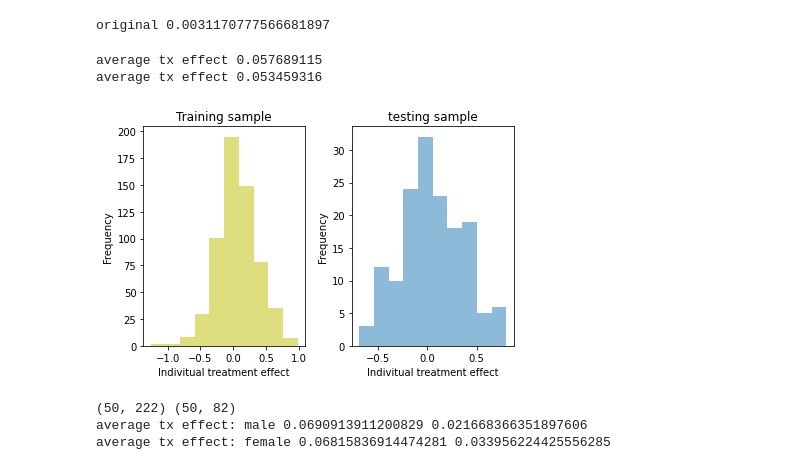
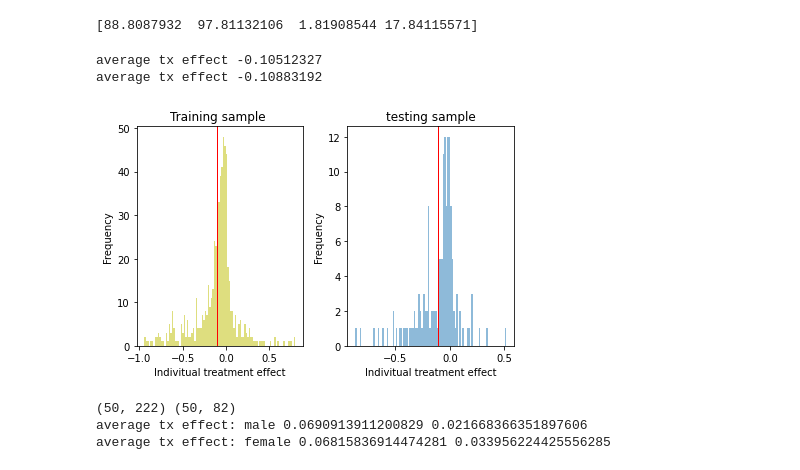
Before and after one commit to q8888620002/LIFT-XAI, a Jupyter notebook: notebooks/responder_xlearner.ipynb, the cells around one changed output. Cells and saved outputs as stored; diff of their text form; code cells hidden in the pictures.

```diff
--- a/notebooks/responder_xlearner.ipynb
+++ b/notebooks/responder_xlearner.ipynb
@@ -77,7 +79,7 @@ def normalize_data(X_train):
 
     return X_normalized_train
 # %%
-fluid_cohort = pd.read_pickle("data/trauma_responder.pkl")
+fluid_cohort = pd.read_pickle("../data/trauma_responder.pkl")
 
 #
 fluid_cohort = fluid_cohort[fluid_cohort.columns.drop(list(fluid_cohort.filter(regex='proc')))]
@@ -162,33 +263,36 @@ random feature - ate 0.006166534539071625
 # %%
+print(np.mean(if_results, axis=0))
 # %% [output]
-original 0.0031170777566681897
+[88.8087932  97.81132106  1.81908544 17.84115571]
 # %%
 import matplotlib.pyplot as plt
 
 train_output = model(X_train).detach().cpu().numpy()
 test_output = model(X_test).detach().cpu().numpy()
 
 print("average tx effect", np.mean(train_output))
 print("average tx effect", np.mean(test_output))
 
 plt.subplot(1,2,1)
-plt.hist(train_output, alpha= 0.5, color="y")
+plt.hist(train_output, bins=100 ,alpha= 0.5, color="y")
+plt.axvline(x= np.mean(train_output), linewidth=1, color='r')
 
-plt.title("Training sample")
+plt.title("Training sample " )
 plt.xlabel("Indivitual treatment effect")
 plt.ylabel("Frequency")
 
 plt.subplot(1,2,2)
-plt.hist(test_output, alpha = 0.5)
+plt.hist(test_output,bins=100 , alpha = 0.5)
+plt.axvline(x= np.mean(test_output), linewidth=1, color='r')
 
 plt.title("testing sample")
 plt.xlabel("Indivitual treatment effect")
 plt.ylabel("Frequency")
 plt.tight_layout()
 # %% [output]
-average tx effect 0.057689115
-average tx effect 0.053459316
+average tx effect -0.10512327
+average tx effect -0.10883192
-[figure, old version]
+[figure, new version]
 # %%
 sex_index = x.columns.get_loc("sex_M")
 
```
Also changed, not shown: parts of 2 cells of this notebook, 8 other files.
